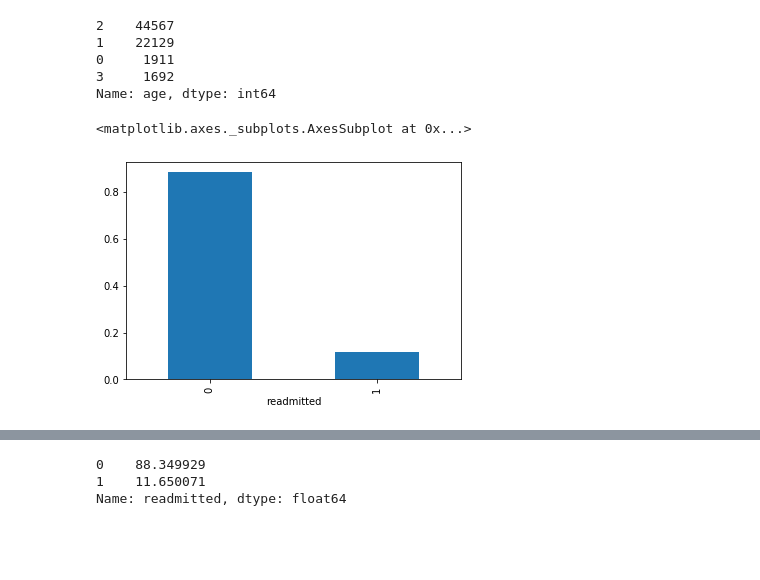
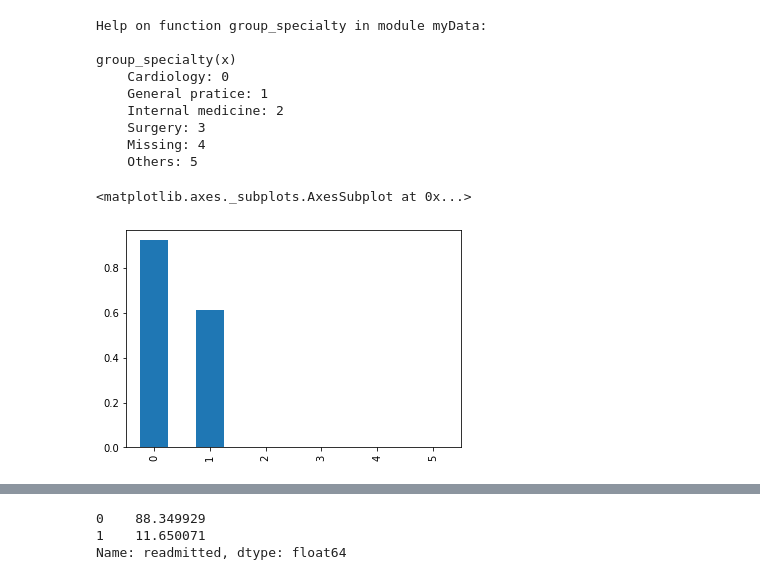
Before and after one commit to capstone-hospital-readmission/hospital-readmissions, a Jupyter notebook: hospital_readmissions.ipynb, the cells around one changed output, grey strips where cells are left out. Saved outputs shown, nothing was run; the diff lists cells and outputs as text; code cells hidden in the pictures; blank space fills up the shorter version.

```diff
--- a/hospital_readmissions.ipynb
+++ b/hospital_readmissions.ipynb
@@ -22,13 +36,0 @@ processed data shape: (70299, 48)
-# %%
-df['age'].value_counts()
-# %% [output]
-2    44567
-1    22129
-0     1911
-3     1692
-Name: age, dtype: int64
-# %%
-(df.groupby('readmitted').count()).iloc[:,0].apply(lambda x: x/df.shape[0]).plot(kind='bar')
-# %% [output]
-<matplotlib.axes._subplots.AxesSubplot at 0x...>
-[figure, removed]
@@ -36,0 +37,17 @@ y = df['readmitted'].apply(lambda x: 1 if x=='Yes' else 0)
+# %%
+help(group_specialty)
+specialty_count=df['medical_specialty'].value_counts()
+#print(specialty_count)
+(df.loc[df['readmitted']==1, 'discharge_disposition_id'].value_counts()/specialty_count).plot(kind='bar')
+# %% [output]
+Help on function group_specialty in module myData:
+
+group_specialty(x)
+    Cardiology: 0
+    General pratice: 1
+    Internal medicine: 2
+    Surgery: 3
+    Missing: 4
+    Others: 5
+<matplotlib.axes._subplots.AxesSubplot at 0x...>
+[figure, added]
```
Also changed, not shown: parts of 12 cells of this notebook, 1 other file.
